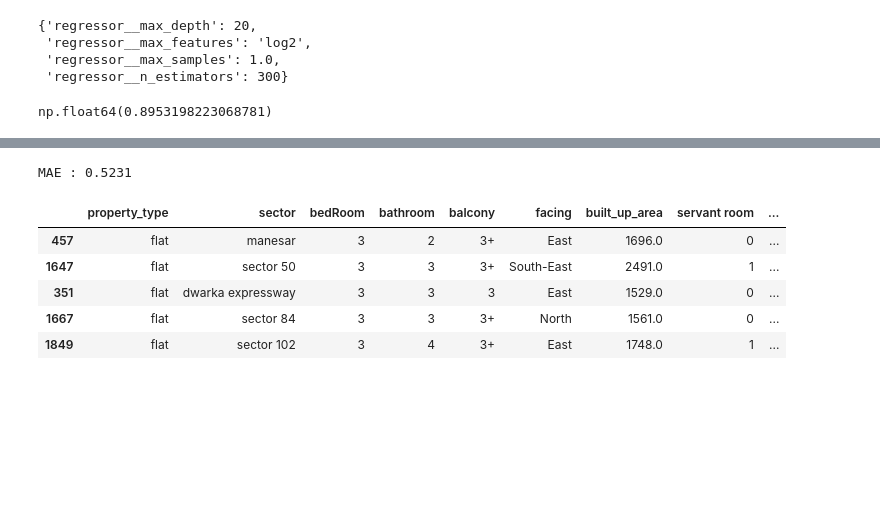
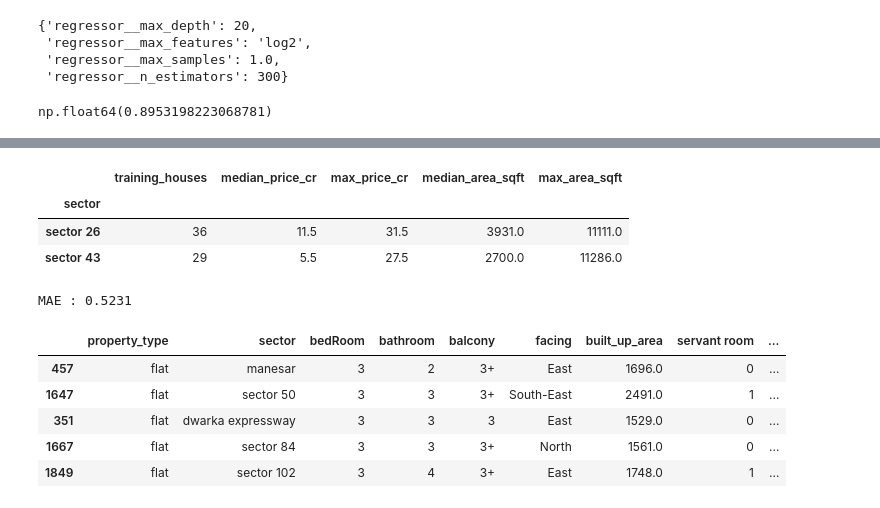
Before and after one commit to SurbhitParashar/RealEstate-ML-CapstoneProject, a Jupyter notebook: modelSelection/model-selection.ipynb, the cells around one changed output, grey strips where cells are left out. Saved outputs shown, nothing was run; the diff lists cells and outputs as text; code cells hidden in the pictures; blank space fills up the shorter version.

```diff
--- a/modelSelection/model-selection.ipynb
+++ b/modelSelection/model-selection.ipynb
@@ -1007,0 +1040,15 @@ np.float64(0.8953198223068781)
+# %%
+train_check = X_train.copy()
+train_check["price_cr"] = np.expm1(y_train)
+
+large_expensive_houses = train_check.loc[
+    (train_check["property_type"] == "house")
+    & (train_check["price_cr"] > 10)
+    & train_check["built_up_area"].between(5000, 9000)
+]
+
+print("Similar training houses:", len(large_expensive_houses))
+
+large_expensive_houses.groupby("sector").size().sort_values(
+    ascending=False
+)
@@ -1008 +1071,19 @@ np.float64(0.8953198223068781)
+# %%
+sector_houses = train_check.loc[
+    (train_check["property_type"] == "house")
+    & train_check["sector"].isin(["sector 26", "sector 43"])
+]
+
+sector_houses.groupby("sector").agg(
+    training_houses=("price_cr", "size"),
+    median_price_cr=("price_cr", "median"),
+    max_price_cr=("price_cr", "max"),
+    median_area_sqft=("built_up_area", "median"),
+    max_area_sqft=("built_up_area", "max"),
+)
+# %% [output]
+|  | training_houses | median_price_cr | max_price_cr | median_area_sqft | max_area_sqft |
+| sector |  |  |  |  |  |
+| sector 26 | 36 | 11.5 | 31.5 | 3931.0 | 11111.0 |
+| sector 43 | 29 | 5.5 | 27.5 | 2700.0 | 11286.0 |
 # %%
```
Also changed, not shown: parts of 7 cells of this notebook, 2 other files.
